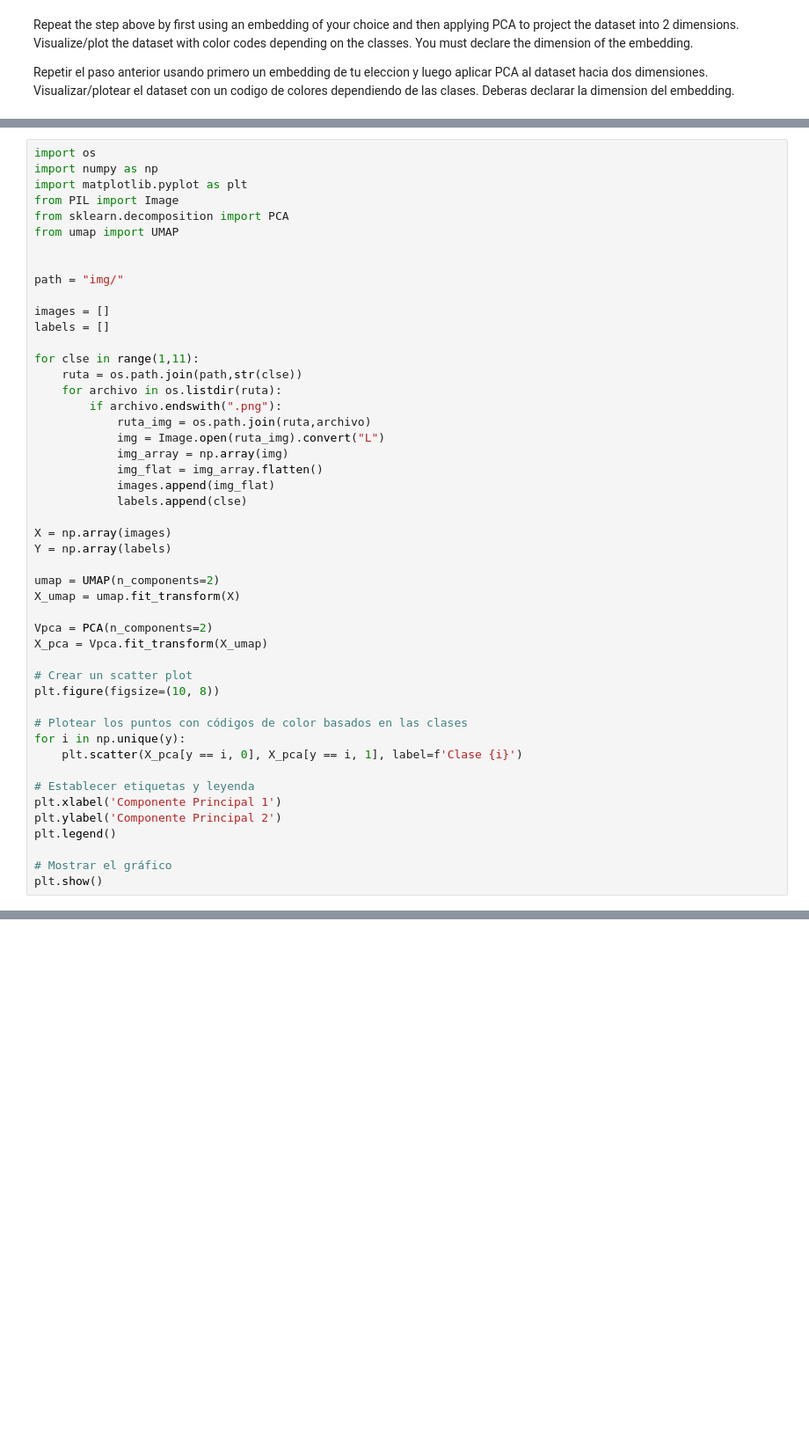
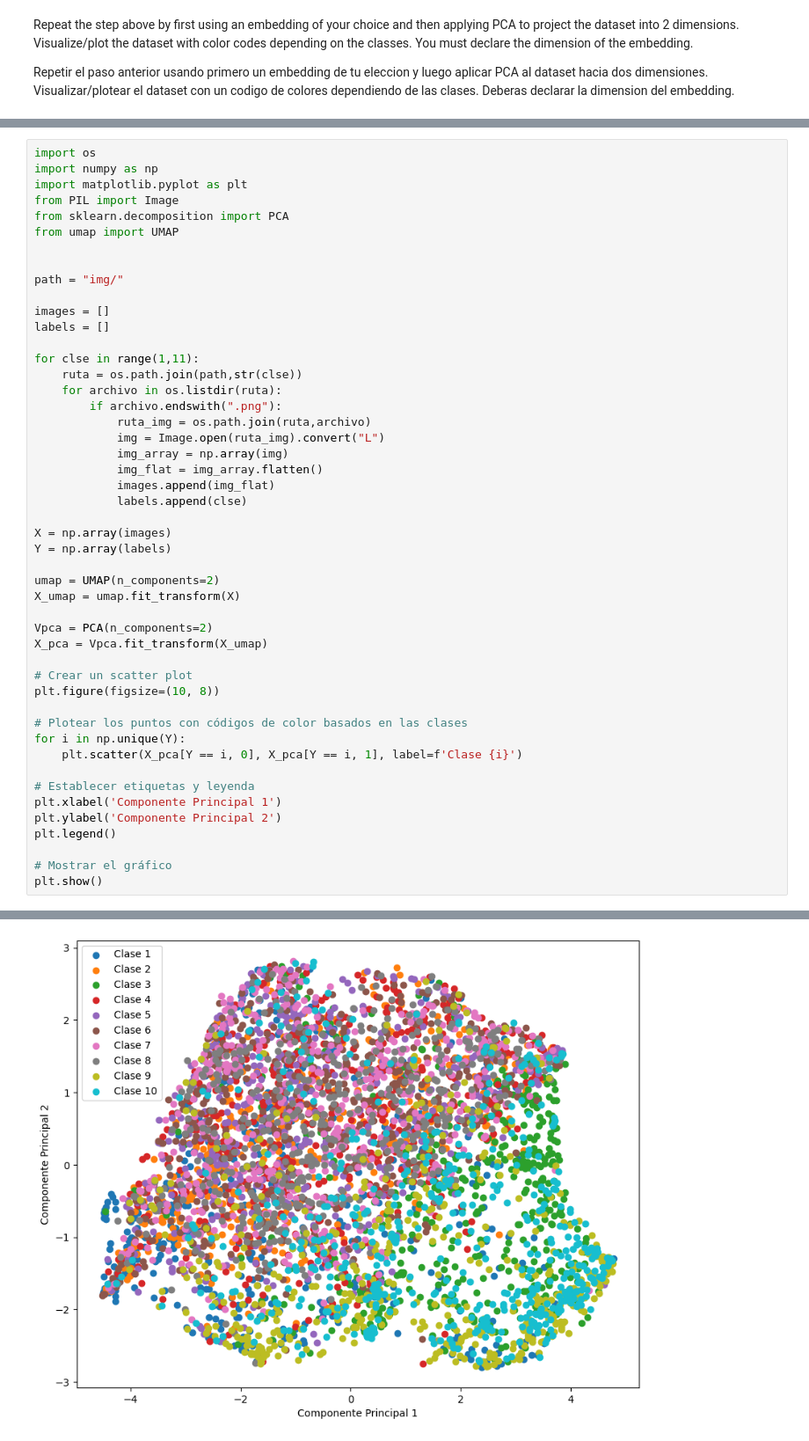
Before and after one commit to Enzoc30/Labo3ML, a Jupyter notebook: lab3_3.ipynb, the cells around one changed output, grey strips where cells are left out. Shown at 88% size. Drawn from its saved outputs; the diff is of its cells as text; blank space fills up the shorter version.

```diff
--- a/lab3_3.ipynb
+++ b/lab3_3.ipynb
@@ -44,8 +40,8 @@ X_pca = Vpca.fit_transform(X_umap)
 plt.figure(figsize=(10, 8))
 
 # Plotear los puntos con códigos de color basados en las clases
-for i in np.unique(y):
-    plt.scatter(X_pca[y == i, 0], X_pca[y == i, 1], label=f'Clase {i}')
+for i in np.unique(Y):
+    plt.scatter(X_pca[Y == i, 0], X_pca[Y == i, 1], label=f'Clase {i}')
 
 # Establecer etiquetas y leyenda
 plt.xlabel('Componente Principal 1')
@@ -58,0 +54 @@ NameError: name 'pca' is not defined
+[figure, added]
```
Also changed, not shown: parts of 2 cells of this notebook, 1 other file.
